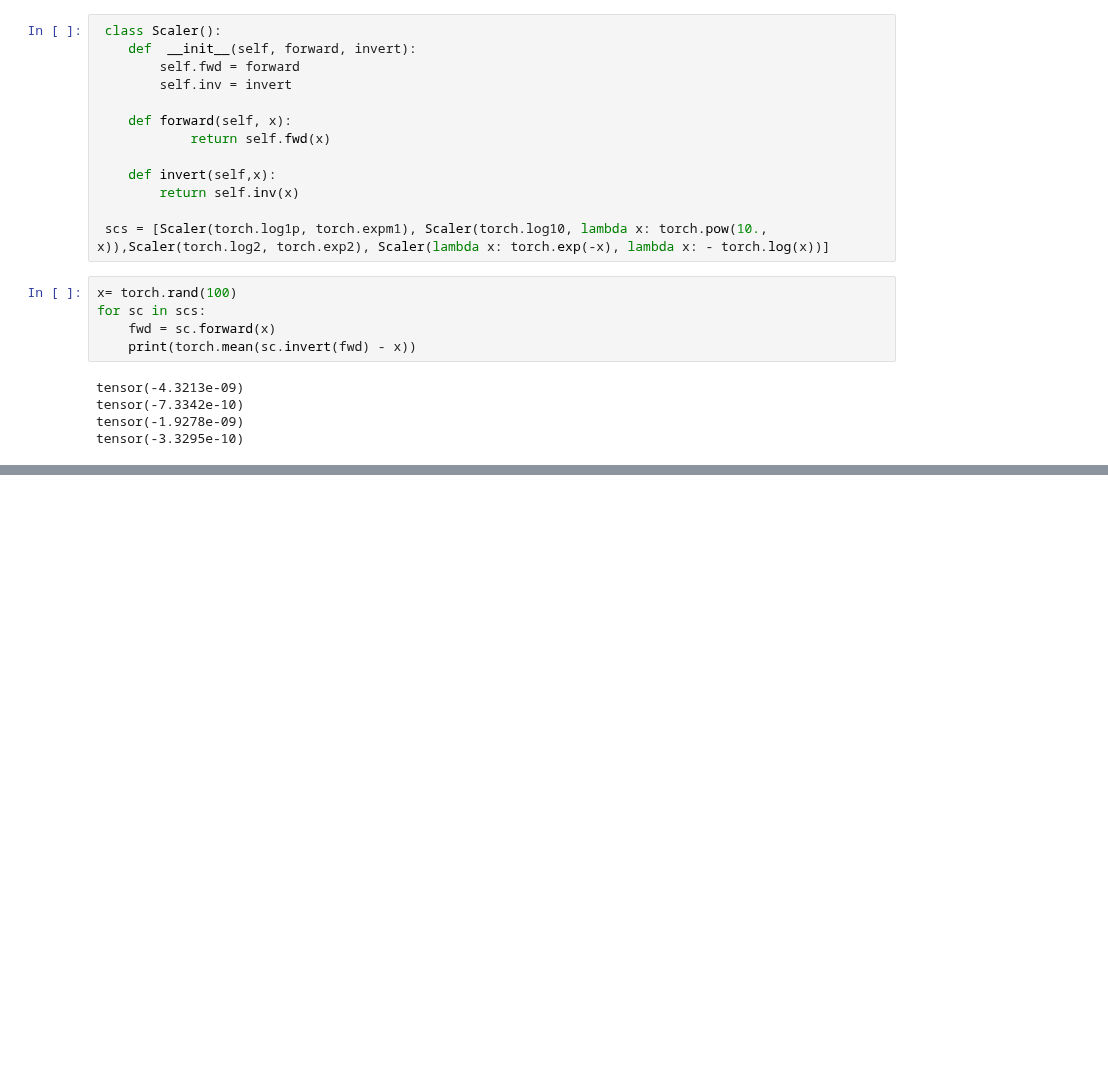
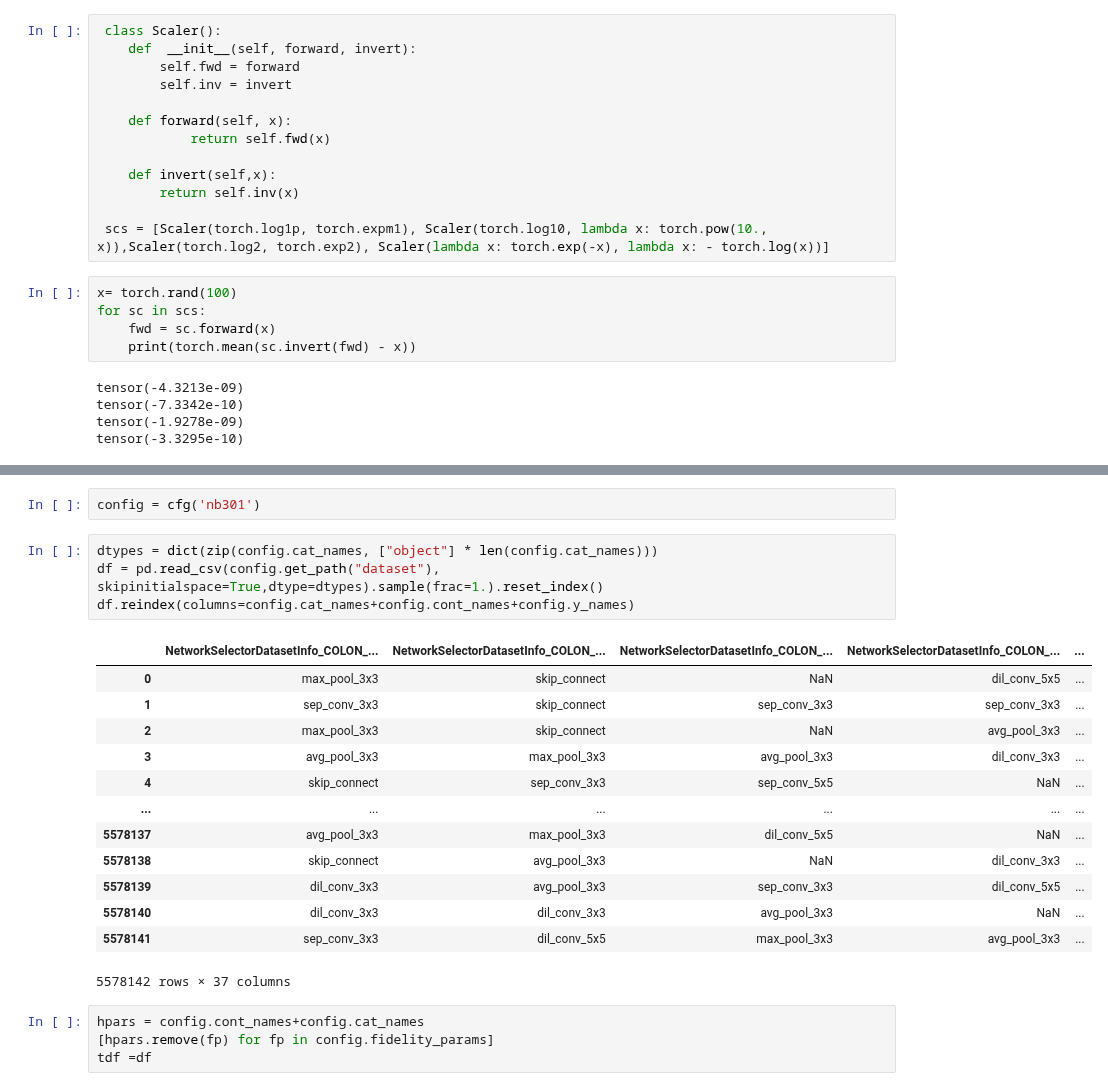
Before and after one commit to slds-lmu/yahpo_gym, a Jupyter notebook: yahpo_gym/notebooks/fit_surrogate.ipynb, the cells around one changed output, grey strips where cells are left out. Drawn from its saved outputs; the diff is of its cells as text; blank space fills up the shorter version.

```diff
--- a/yahpo_gym/notebooks/fit_surrogate.ipynb
+++ b/yahpo_gym/notebooks/fit_surrogate.ipynb
@@ -117,0 +64,24 @@ tensor([ 0.0000e+00,  0.0000e+00,  5.9605e-08,  0.0000e+00,  0.0000e+00,
+# %%
+config = cfg('nb301')
+# %%
+dtypes = dict(zip(config.cat_names, ["object"] * len(config.cat_names)))
+df = pd.read_csv(config.get_path("dataset"), skipinitialspace=True,dtype=dtypes).sample(frac=1.).reset_index()
+df.reindex(columns=config.cat_names+config.cont_names+config.y_names)
+# %% [output]
+|  | NetworkSelectorDatasetInfo_COLON_... | NetworkSelectorDatasetInfo_COLON_... | NetworkSelectorDatasetInfo_COLON_... | NetworkSelectorDatasetInfo_COLON_... | ... |
+| 0 | max_pool_3x3 | skip_connect | NaN | dil_conv_5x5 | ... |
+| 1 | sep_conv_3x3 | skip_connect | sep_conv_3x3 | sep_conv_3x3 | ... |
+| 2 | max_pool_3x3 | skip_connect | NaN | avg_pool_3x3 | ... |
+| 3 | avg_pool_3x3 | max_pool_3x3 | avg_pool_3x3 | dil_conv_3x3 | ... |
+| 4 | skip_connect | sep_conv_3x3 | sep_conv_5x5 | NaN | ... |
+| ... | ... | ... | ... | ... | ... |
+| 5578137 | avg_pool_3x3 | max_pool_3x3 | dil_conv_5x5 | NaN | ... |
+| 5578138 | skip_connect | avg_pool_3x3 | NaN | dil_conv_3x3 | ... |
+| 5578139 | dil_conv_3x3 | avg_pool_3x3 | sep_conv_3x3 | dil_conv_5x5 | ... |
+| 5578140 | dil_conv_3x3 | dil_conv_3x3 | avg_pool_3x3 | NaN | ... |
+| 5578141 | sep_conv_3x3 | dil_conv_5x5 | max_pool_3x3 | avg_pool_3x3 | ... |
+5578142 rows × 37 columns
+# %%
+hpars = config.cont_names+config.cat_names
+[hpars.remove(fp) for fp in config.fidelity_params]
+tdf =df
```
Also changed, not shown: parts of 11 cells of this notebook, 1 other file.
